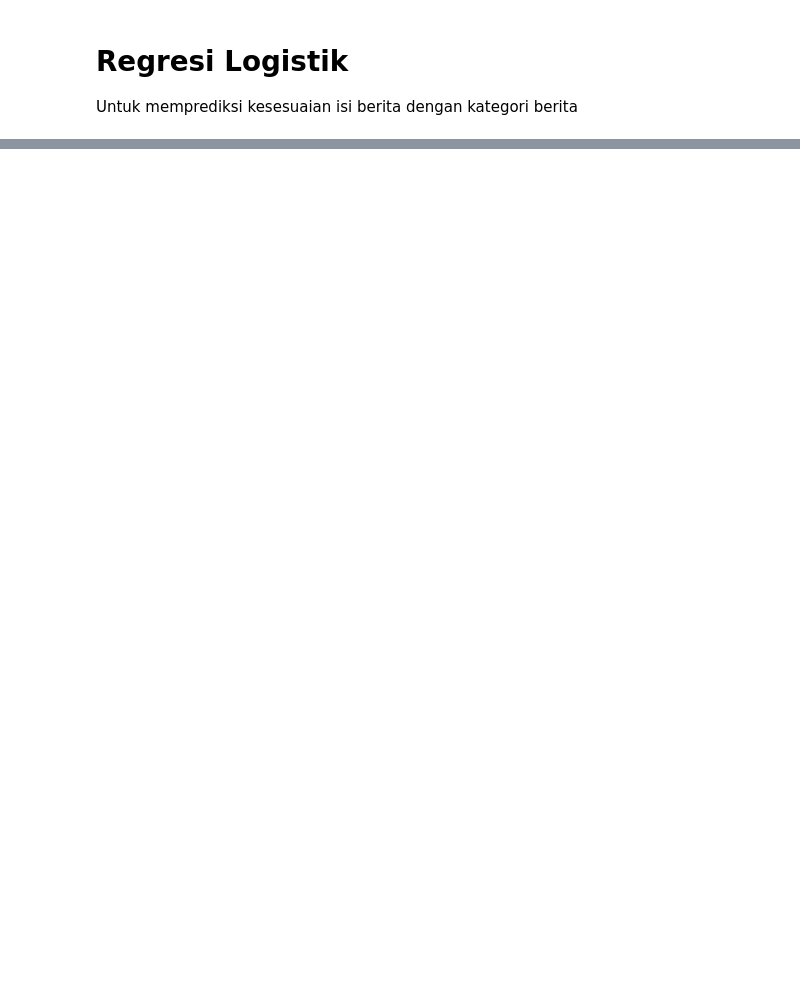
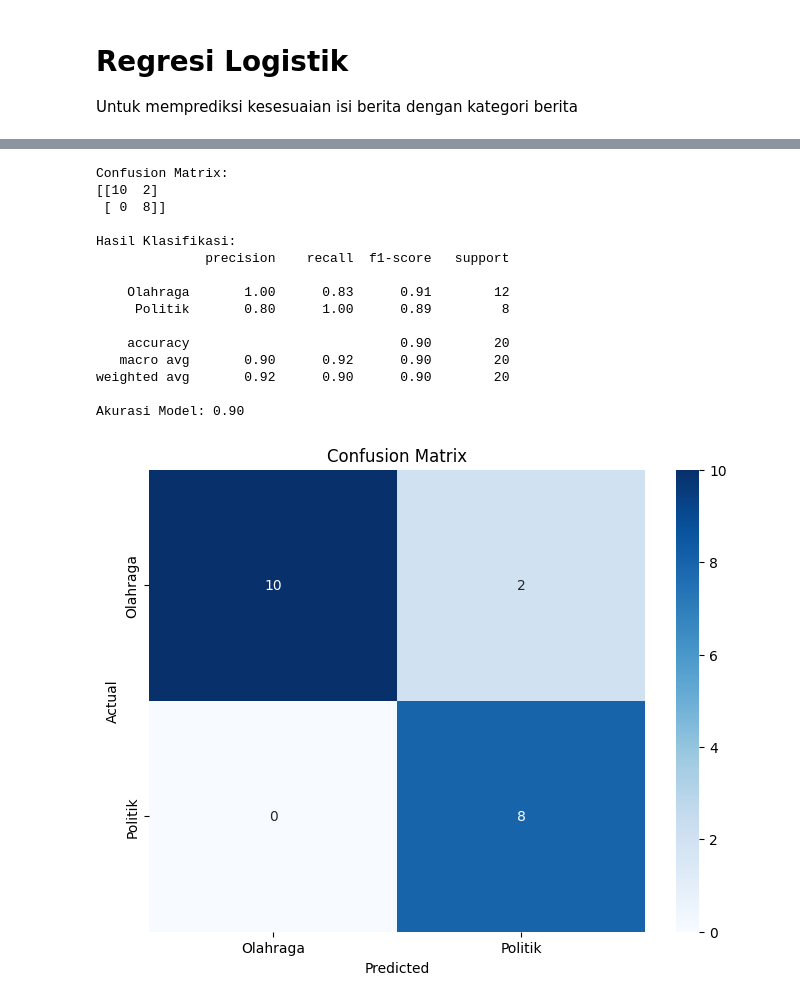
Before and after one commit to raflyfp/PPW-A, a Jupyter notebook: _sources/210411100063 Rafly Faldiansyah Putra Tugas 2 PPW.ipynb, the cells around one changed output, grey strips where cells are left out. Cells and saved outputs as stored; diff of their text form; code cells hidden in the pictures; blank space fills up the shorter version.

```diff
--- a/_sources/210411100063 Rafly Faldiansyah Putra Tugas 2 PPW.ipynb
+++ b/_sources/210411100063 Rafly Faldiansyah Putra Tugas 2 PPW.ipynb
@@ -452,0 +509,62 @@ Akurasi Model: 0.88
+# %%
+from sklearn.model_selection import train_test_split
+from sklearn.linear_model import LogisticRegression
+from sklearn.metrics import classification_report, confusion_matrix
+import matplotlib.pyplot as plt
+import seaborn as sns
+
+# Menentukan target (y)
+y = df['kategori']  # Target adalah kategori berita
+
+# Pisahkan dataset menjadi set pelatihan dan pengujian
+X_train, X_test, y_train, y_test = train_test_split(svd_df, y, test_size=0.2, random_state=42)
+
+# Inisialisasi model Regresi Logistik
+model = LogisticRegression(max_iter=1000)
+
+# Latih model
+model.fit(X_train, y_train)
+
+# Lakukan prediksi pada set pengujian
+y_pred = model.predict(X_test)
+
+# Evaluasi model
+print("Confusion Matrix:")
+conf_matrix = confusion_matrix(y_test, y_pred)
+print(conf_matrix)
+
+print("\nHasil Klasifikasi:")
+class_report = classification_report(y_test, y_pred, zero_division=0)
+print(class_report)
+
+# Menampilkan akurasi
+accuracy = (y_pred == y_test).mean()
+
+
+print(f"Akurasi Model: {accuracy:.2f}")
+
+# Visualisasi Confusion Matrix
+plt.figure(figsize=(8, 6))
+sns.heatmap(conf_matrix, annot=True, fmt='d', cmap='Blues',
+            xticklabels=model.classes_, yticklabels=model.classes_)
+plt.ylabel('Actual')
+plt.xlabel('Predicted')
+plt.title('Confusion Matrix')
+plt.show()
+# %% [output]
+Confusion Matrix:
+[[10  2]
+ [ 0  8]]
+
+Hasil Klasifikasi:
+              precision    recall  f1-score   support
+
+    Olahraga       1.00      0.83      0.91        12
+     Politik       0.80      1.00      0.89         8
+
+    accuracy                           0.90        20
+   macro avg       0.90      0.92      0.90        20
+weighted avg       0.92      0.90      0.90        20
+
+Akurasi Model: 0.90
+[figure, added]
```
Also changed, not shown: parts of 21 cells of this notebook, 49 other files.
